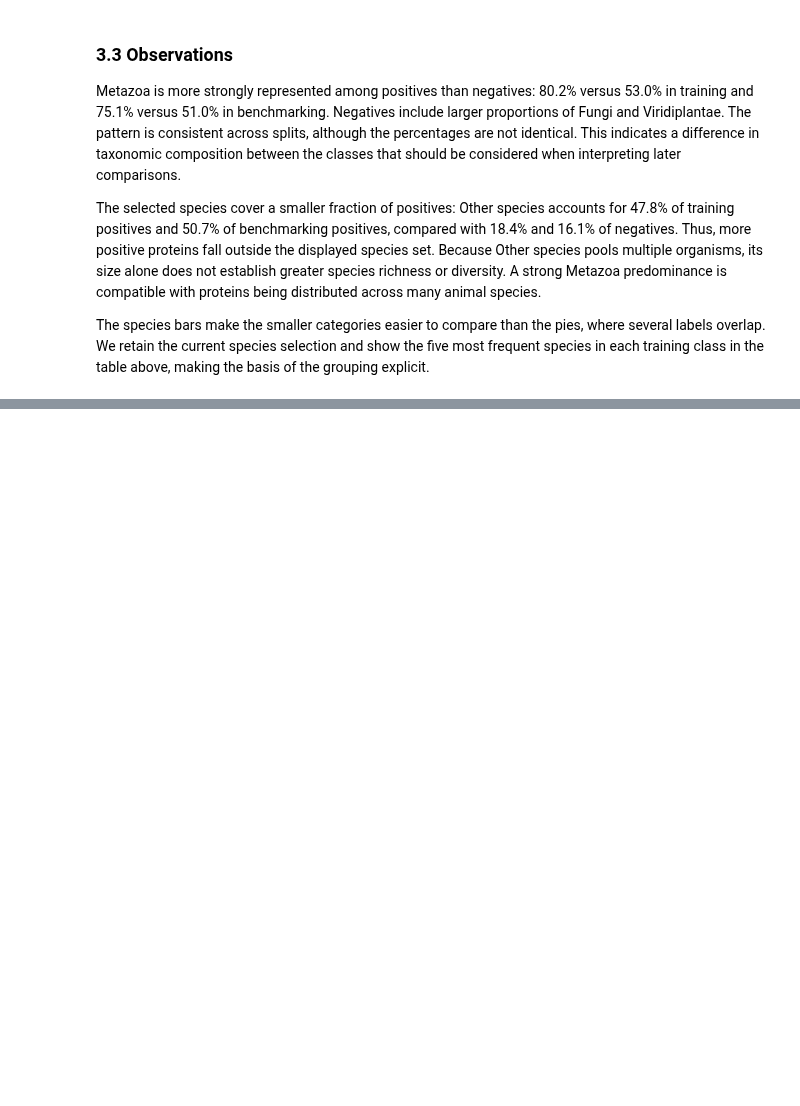
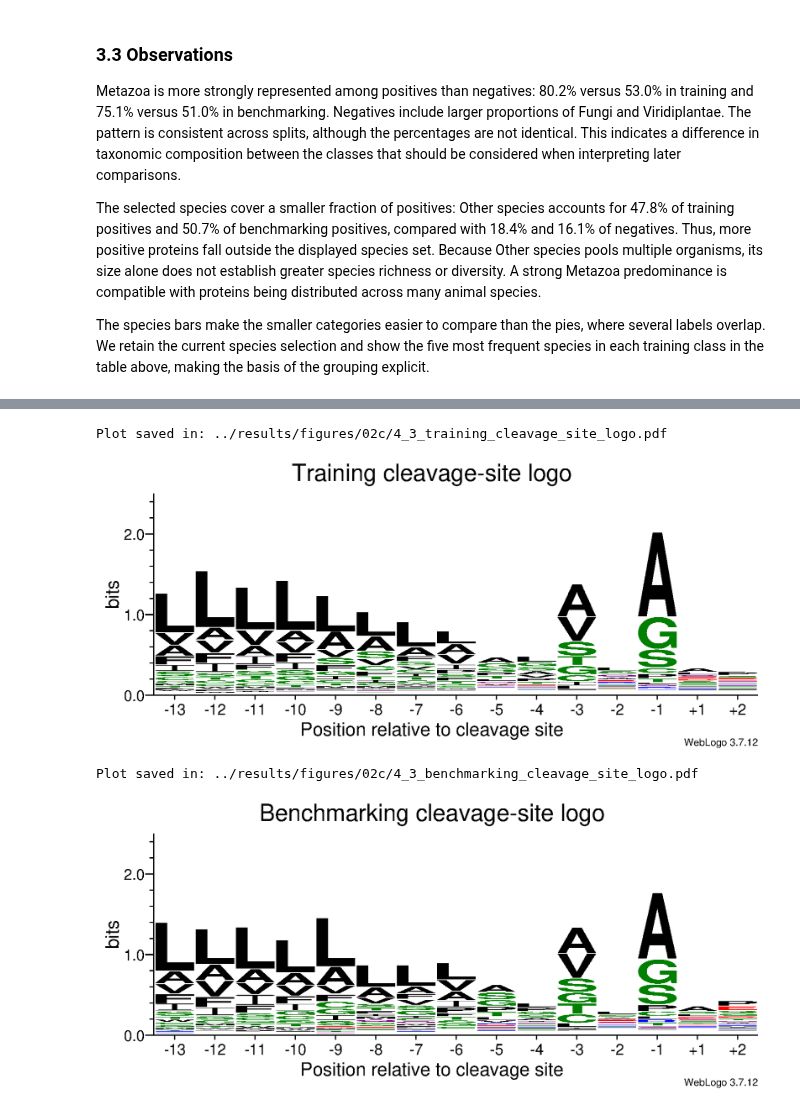
Before and after one commit to bioinformatikk/LB2_project_Group_10, a Jupyter notebook: notebooks/02c_data_analysis.ipynb, the cells around one changed output, grey strips where cells are left out. Drawn from its saved outputs; the diff is of its cells as text; code cells hidden in the pictures; blank space fills up the shorter version.

Commit message:
WebLogo added on 02c

```diff
--- a/notebooks/02c_data_analysis.ipynb
+++ b/notebooks/02c_data_analysis.ipynb
@@ -634,0 +654,6 @@ The species bars make the smaller categories easier to compare than the pies, wh
+# %%
+import subprocess
+from IPython.display import Image, display
+
+window_dir = Path("../data/analysis")
+window_dir.mkdir(parents=True, exist_ok=True)
@@ -634,0 +666,12 @@ The species bars make the smaller categories easier to compare than the pies, wh
+# %%
+for split in split_order:
+    metadata = positive_metadata[positive_metadata["split"] == split]
+    fasta_path = window_dir / f"{split}_cleavage_sites.fasta"
+    with open(fasta_path, "w", encoding="utf-8") as fasta_out:
+        for row in metadata.itertuples(index=False):
+            c = row.cleavage_pos
+            window = positive_sequences[row.accession][c - 13:c + 2]
+            print(f">{row.accession}", window, sep="\n", file=fasta_out)
+
+    print("Cleavage windows:", len(metadata))
+    print("FASTA saved in:", fasta_path)
@@ -634,0 +695,54 @@ The species bars make the smaller categories easier to compare than the pies, wh
+# %%
+position_labels = [str(position) for position in range(-13, 0)] + ["+1", "+2"]
+
+for split in split_order:
+    fasta_path = window_dir / f"{split}_cleavage_sites.fasta"
+    pdf_path = figure_dir / f"4_3_{split}_cleavage_site_logo.pdf"
+    command = [
+        "weblogo",
+        "--fin", str(fasta_path),
+        "--datatype", "fasta",
+        "--alphabet", "ACDEFGHIKLMNPQRSTVWY",
+        "--units", "bits",
+        "--composition", "none",
+        "--errorbars", "NO",
+        "--color-scheme", "chemistry",
+        "--stacks-per-line", "15",
+        "--annotate=" + ",".join(position_labels),
+        "--number-interval", "1",
+        "--yaxis", "2.5",
+        "--ticmarks", "1",
+        "--stack-width", "24",
+        "--aspect-ratio", "5",
+        "--fontsize", "11",
+        "--number-fontsize", "9",
+        "--title-fontsize", "14",
+        "--title", split.capitalize() + " cleavage-site logo",
+        "--xlabel", "Position relative to cleavage site",
+        "--text-font", "Helvetica",
+        "--title-font", "Helvetica",
+        "--logo-font", "Helvetica-Bold",
+    ]
+
+    eps = subprocess.run(
+        command + ["--format", "eps"], check=True, capture_output=True
+    ).stdout.decode()
+    # Avoid WebLogo's second font-scaling pass, which fails for tiny letters.
+    eps = eps.replace("2 {\n            gsave", "1 {\n            gsave", 1)
+
+    for device in ["pdfwrite", "png16m"]:
+        rendered = subprocess.run(
+            ["gs", "-q", "-dSAFER", "-dBATCH", "-dNOPAUSE", "-dEPSCrop",
+             "-sDEVICE=" + device, "-r300", "-sOutputFile=-", "-"],
+            input=eps.encode(), check=True, capture_output=True
+        ).stdout
+        if device == "pdfwrite":
+            pdf_path.write_bytes(rendered)
+            print("Plot saved in:", pdf_path)
+        else:
+            display(Image(data=rendered, width=800))
+# %% [output]
+Plot saved in: ../results/figures/02c/4_3_training_cleavage_site_logo.pdf
+[figure, added]
+Plot saved in: ../results/figures/02c/4_3_benchmarking_cleavage_site_logo.pdf
+[figure, added]
```
Also changed, not shown: parts of 8 cells of this notebook, 19 other files.
